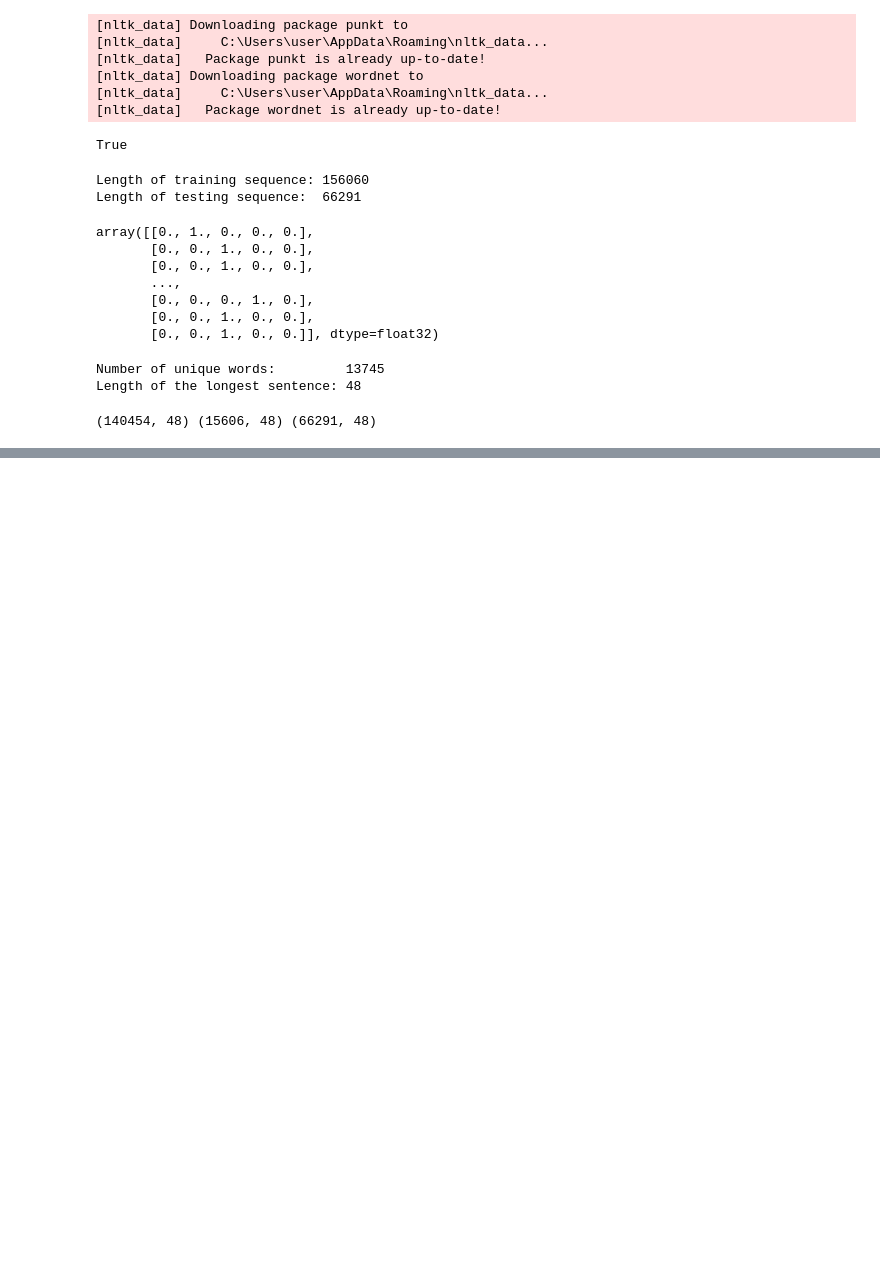
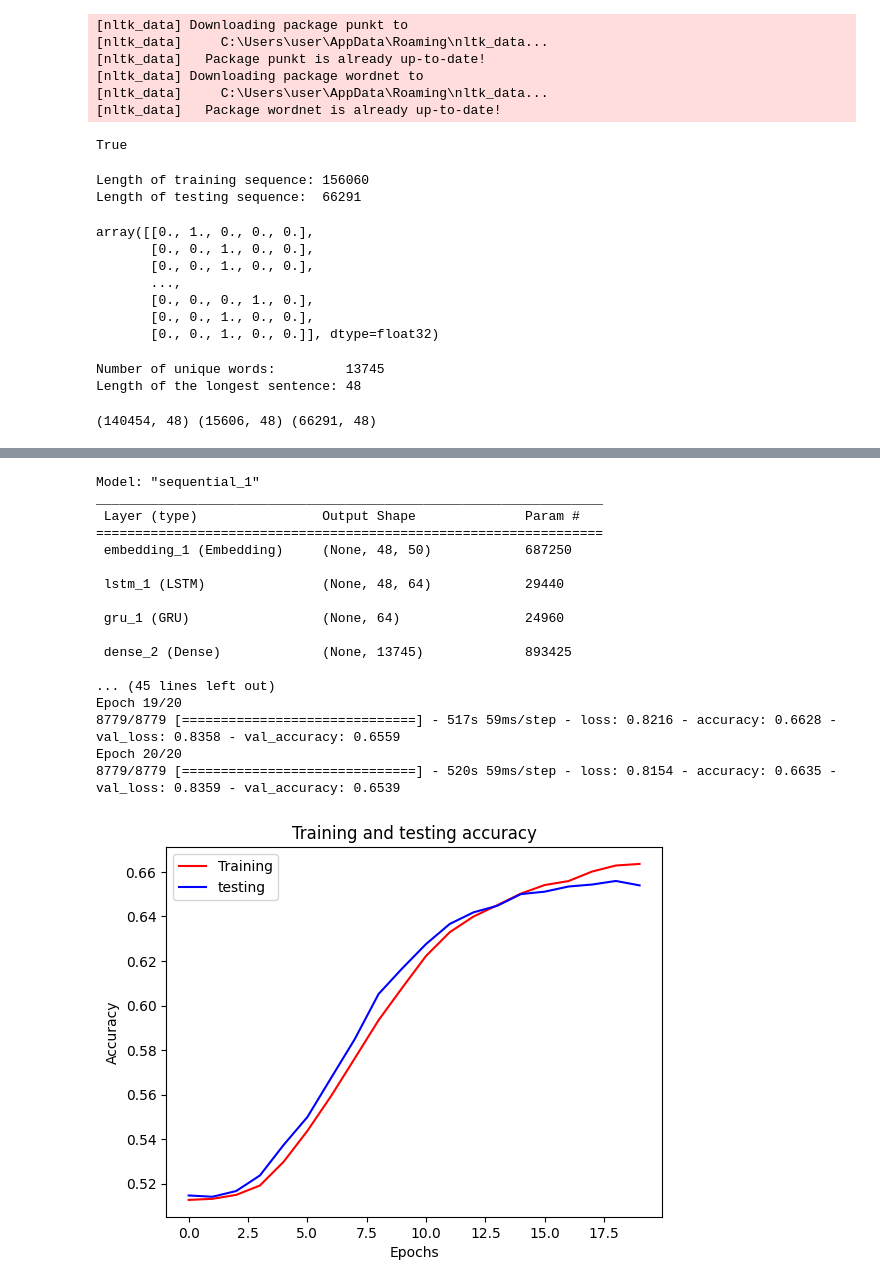
Before and after one commit to F3mte/NLP-projekt, a Jupyter notebook: main.ipynb, the cells around one changed output, grey strips where cells are left out. Saved outputs shown, nothing was run; the diff lists cells and outputs as text; code cells hidden in the pictures; blank space fills up the shorter version.

```diff
--- a/main.ipynb
+++ b/main.ipynb
@@ -284,20 +294,39 @@ NameError: name 'pickle' is not defined
 # %%
 model_name = 'learning_rate_0dot005'
 model = create_model(architecture='LSTM-GRU',
-                                    optimizer='Adagrad',
-                                    lr=0.005)
+                     optimizer='Adagrad',
+                     lr=0.005)
 # checkpoint callback to save best model during hyper-parameters tuning step
 checkpoint = ModelCheckpoint(f"hyperpara_tuning\\{model_name}.keras", monitor='val_accuracy', save_best_only=True, mode='max')
 # fit model
 history = model.fit(X_train,
                     y_train,
                     validation_data=(X_val, y_val),
-                    epochs=10,
+                    epochs=20,
                     batch_size=16,
                     callbacks=[checkpoint],
                     verbose=1)
 # save history
 with open(f"hyperpara_tuning\\{model_name}_history.pkl", 'wb') as file_pi:
     pickle.dump(history.history, file_pi)
 # display results
 plot_accuracies(history)
+# %% [output]
+Model: "sequential_1"
+_________________________________________________________________
+ Layer (type)                Output Shape              Param #
+=================================================================
+ embedding_1 (Embedding)     (None, 48, 50)            687250
+
+ lstm_1 (LSTM)               (None, 48, 64)            29440
+
+ gru_1 (GRU)                 (None, 64)                24960
+
+ dense_2 (Dense)             (None, 13745)             893425
+
+... (45 lines left out)
+Epoch 19/20
+8779/8779 [==============================] - 517s 59ms/step - loss: 0.8216 - accuracy: 0.6628 - val_loss: 0.8358 - val_accuracy: 0.6559
+Epoch 20/20
+8779/8779 [==============================] - 520s 59ms/step - loss: 0.8154 - accuracy: 0.6635 - val_loss: 0.8359 - val_accuracy: 0.6539
+[figure, added]
```
Also changed, not shown: parts of 20 cells of this notebook, 27 other files.
